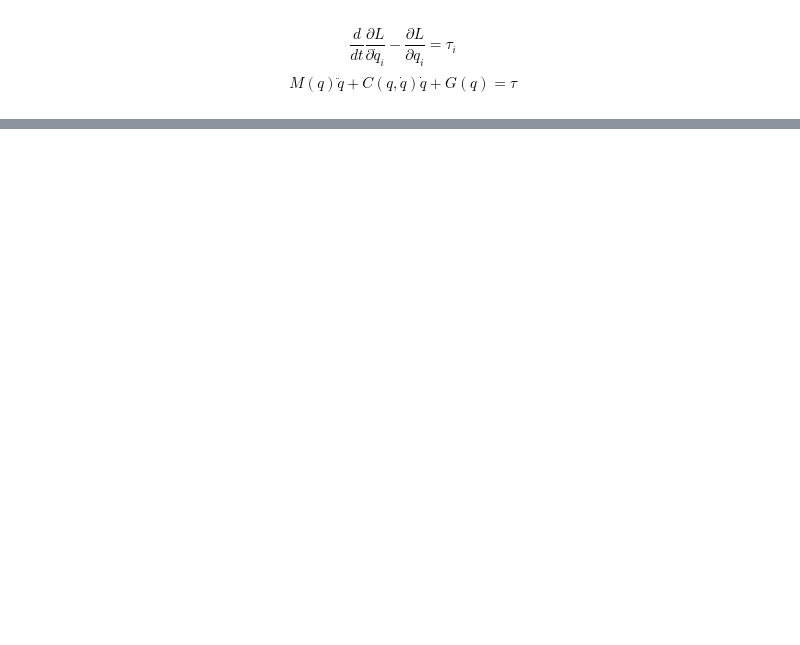
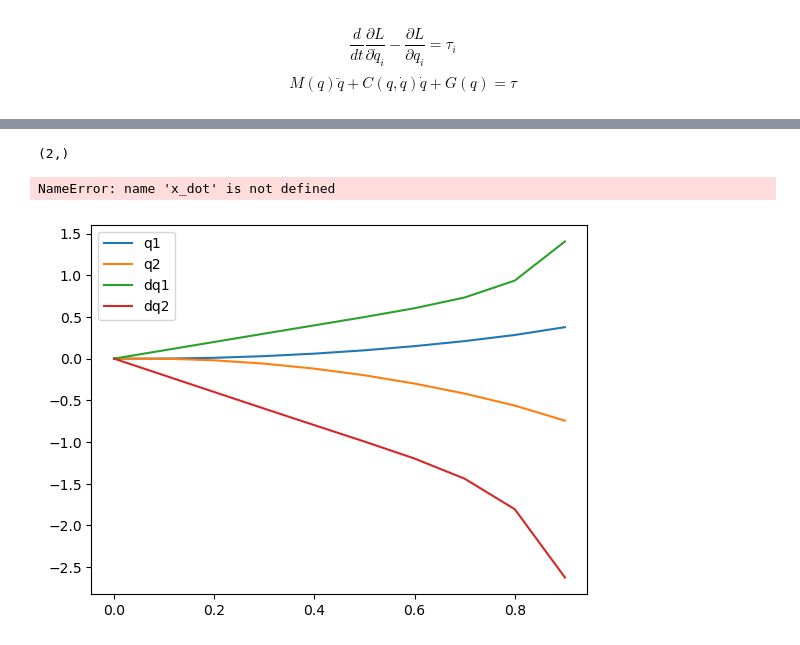
Before and after one commit to effibot/pyInverseKin, a Jupyter notebook: src/notebook.ipynb, the cells around one changed output, grey strips where cells are left out. Cells and saved outputs as stored; diff of their text form; code cells hidden in the pictures; blank space fills up the shorter version.

```diff
--- a/src/notebook.ipynb
+++ b/src/notebook.ipynb
@@ -170,7 +138,0 @@ $\displaystyle \left[\begin{matrix}\frac{L_{2} \cdot \left(2 L_{1} L_{2} m_{2} \
-# %%
-x1, x2, x3, x4 = sp.symbols('x1 x2 x3 x4')
-x = M([[x3],
-       [x4],
-       [eq[0,0].subs({q1:x1, q2:x2, dq1:x3, dq2:x4})],
-       [eq[1,0].subs({q1:x1, q2:x2, dq1:x3, dq2:x4})]])
-x
@@ -187,0 +172,16 @@ print(x[3,0])
+# %%
+# define interface for the forward kinematics
+def forward_kinematics(q1t, q2t, L1, L2):
+    """
+    Returns the position of the end effector given the angles of the two links.
+    """
+    fwd_subs = {l1: L1, l2: L2, q1: q1t, q2: q2t}
+    p = Q02 * M([[0], [0], [1]])
+    p[0] = p[0].subs(fwd_subs)
+    p[1] = p[1].subs(fwd_subs)
+    return np.array(p[:2]).astype(np.float64).flatten()
+# %%
+p = forward_kinematics(0, 0, 1, 1)
+p.shape
+# %% [output]
+(2,)
@@ -187,0 +290,20 @@ print(x[3,0])
+# %%
+x0 = np.array([[0], [0], [0], [0]])
+tau1_t = 1
+tau2_t = 0
+t, x_hist, tau_hist, p_hist, v_hist, a_hist, u_hist = simulate(
+    x0, tau1_t, tau2_t, dt=0.01, t_end=1, G=0
+)
+# %% [output]
+NameError: name 'x_dot' is not defined
+# %%
+import matplotlib.pyplot as plt
+
+plt.plot(t, x_hist[:, 0], label="q1")
+plt.plot(t, x_hist[:, 1], label="q2")
+plt.plot(t, x_hist[:, 2], label="dq1")
+plt.plot(t, x_hist[:, 3], label="dq2")
+plt.legend()
+plt.show()
+# %% [output]
+[figure, added]
```
Also changed, not shown: parts of 44 cells of this notebook, 2 other files.
